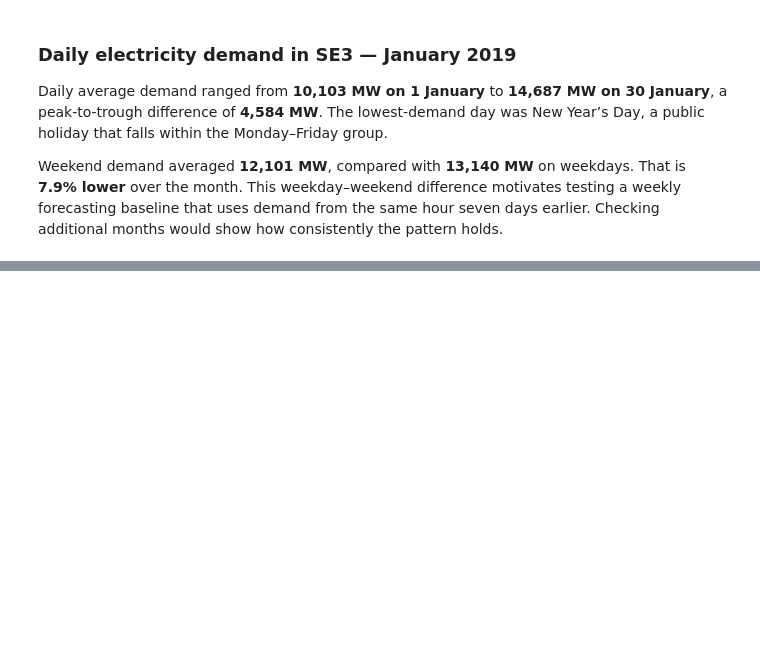
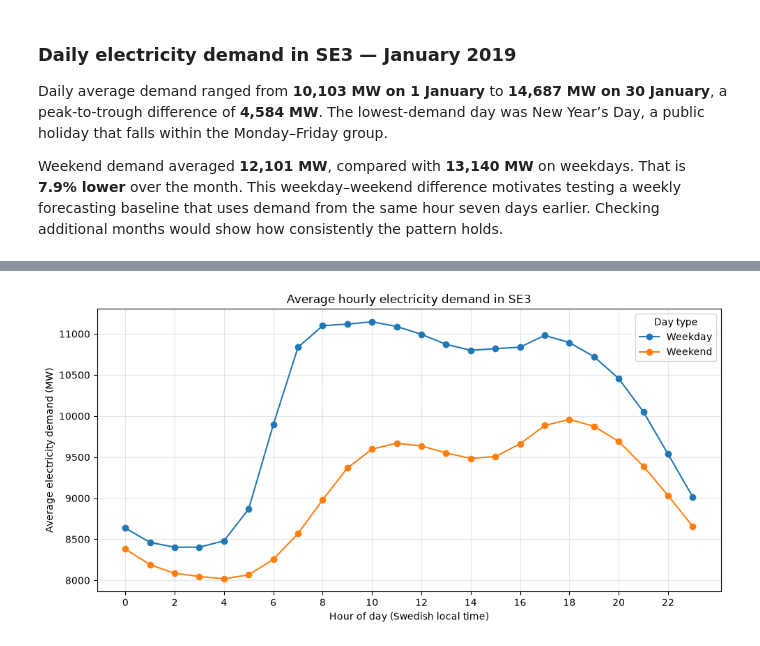
Before and after one commit to Nezipn/Swedish-Electricity-Demand-Forecasting-Using-Machine-Learning, a Jupyter notebook: 01_explore_se3_demand.ipynb, the cells around one changed output, grey strips where cells are left out. Saved outputs shown, nothing was run; the diff lists cells and outputs as text; code cells hidden in the pictures; blank space fills up the shorter version.

Commit message:
Add files via upload
Add weekday and seasonal electricity demand comparisons.

```diff
--- a/01_explore_se3_demand.ipynb
+++ b/01_explore_se3_demand.ipynb
@@ -91,3 +91,7 @@ weekdays. That is **7.9% lower** over the month. This weekday–weekend
 difference motivates testing a weekly forecasting baseline that uses
 demand from the same hour seven days earlier. Checking additional months
 would show how consistently the pattern holds.
+# %%
+demand_local = demand.tz_convert("Europe/Stockholm").copy()
+
+demand_local.head()
@@ -93,0 +106,9 @@ would show how consistently the pattern holds.
+# %%
+demand_local["hour"] = demand_local.index.hour
+demand_local["day_type"] = "Weekday"
+
+demand_local.loc[
+    demand_local.index.day_of_week >= 5, "day_type"
+] = "Weekend"
+
+demand_local[["hour", "day_type", "demand_mw"]].head()
@@ -93,0 +123,8 @@ would show how consistently the pattern holds.
+# %%
+hourly_average = (
+    demand_local.groupby(["hour", "day_type"])["demand_mw"]
+    .mean()
+    .unstack("day_type")
+)
+
+hourly_average.head()
@@ -93,0 +139,15 @@ would show how consistently the pattern holds.
+# %%
+import matplotlib.pyplot as plt
+
+ax = hourly_average.plot(figsize=(10, 5), marker="o")
+ax.set_title("Average hourly electricity demand in SE3")
+ax.set_xlabel("Hour of day (Swedish local time)")
+ax.set_ylabel("Average electricity demand (MW)")
+ax.set_xticks(range(0, 24, 2))
+ax.legend(title="Day type")
+ax.grid(alpha=0.3)
+
+plt.tight_layout()
+plt.show()
+# %% [output]
+[figure, added]
```
Also changed, not shown: parts of 9 cells of this notebook.
